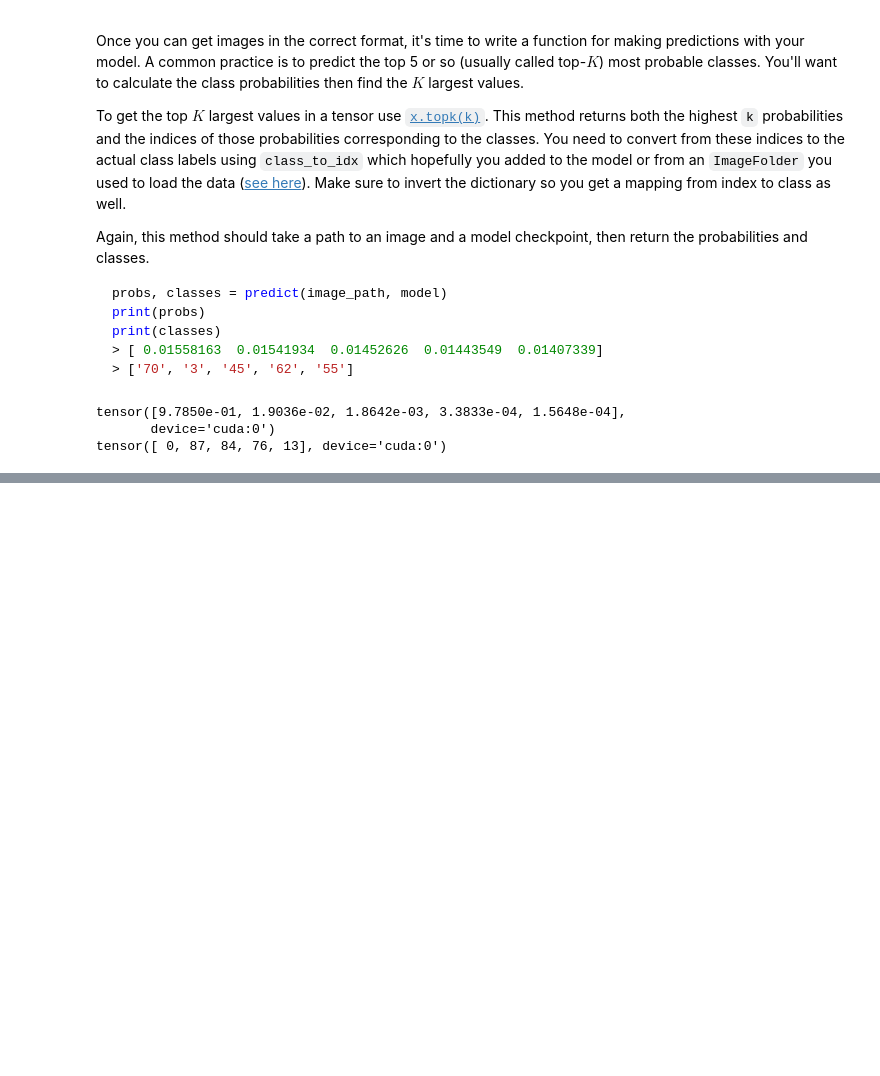
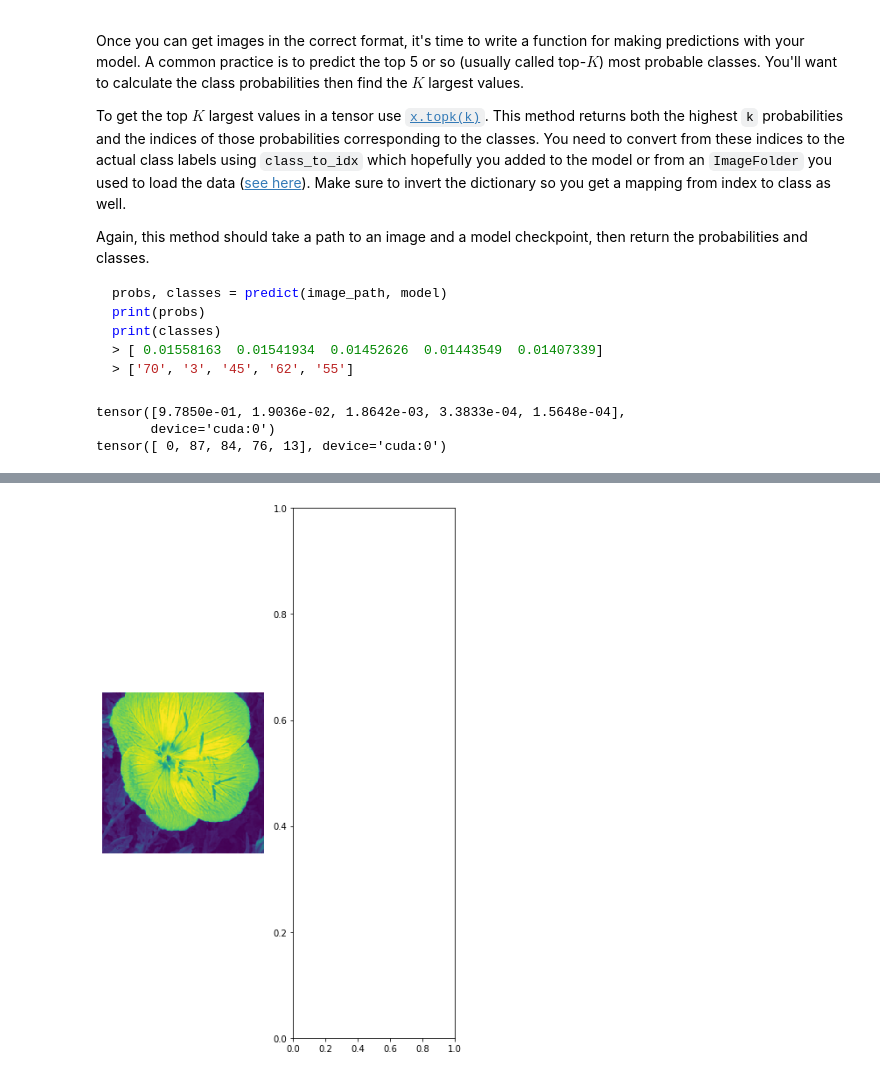
Before and after one commit to vasilkosturski/udacity-ml-intro, a Jupyter notebook: neural-networks/image-classifier/src/Image Classifier Project.ipynb, the cells around one changed output, grey strips where cells are left out. Saved outputs shown, nothing was run; the diff lists cells and outputs as text; code cells hidden in the pictures; blank space fills up the shorter version.

Commit message:
Plot image in Sanity Check

```diff
--- a/neural-networks/image-classifier/src/Image Classifier Project.ipynb
+++ b/neural-networks/image-classifier/src/Image Classifier Project.ipynb
@@ -448,0 +477,22 @@ You can convert from the class integer encoding to actual flower names with the
+# %%
+import matplotlib.pyplot as plt
+import matplotlib.image as mpimg
+
+# TODO: Display an image along with the top 5 classes
+def view_classify(img, ps, version="MNIST"):
+    ''' Function for viewing an image and it's predicted classes.
+    '''
+    ps = ps.data.numpy().squeeze()
+
+    fig, (ax1, ax2) = plt.subplots(figsize=(6,9), ncols=2)
+    ax1.imshow(img.resize_(1, 224, 224).numpy().squeeze())
+    ax1.axis('off')
+
+    plt.tight_layout()
+
+data_iter = iter(testloader)
+images, labels = next(data_iter)
+
+view_classify(images[0], top_k.to('cpu'))
+# %% [output]
+[figure, added]
```
Also changed, not shown: parts of 2 cells of this notebook.
